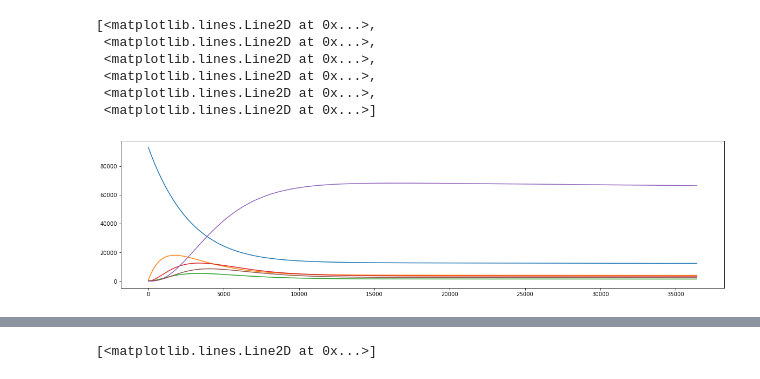
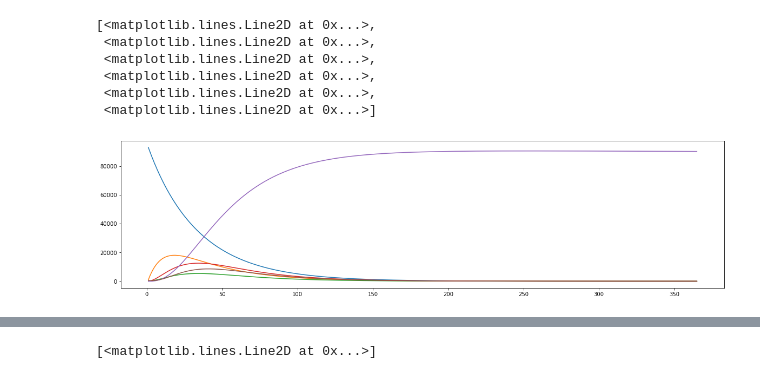
Before and after one commit to apasunuri/Vaccine-Distribution, a Jupyter notebook: models/Refactored SEIR.ipynb, the cells around one changed output, grey strips where cells are left out. Cells and saved outputs as stored; diff of their text form; code cells hidden in the pictures.

Commit message:
Finalized SEIR model and visiaulizations

```diff
--- a/models/Refactored SEIR.ipynb
+++ b/models/Refactored SEIR.ipynb
@@ -36,7 +36,7 @@ def seir(t, x, a):
     dx[6] = a * S - sigma * b2 * V * I - u * V #V
     return dx
 # %%
-def combinedSeir(t, x, a, days):
+def combinedSeir(x, t, a, days):
     S = x[0]
     E = x[1]
     Ia = x[2]
@@ -60,17 +60,18 @@ def combinedSeir(t, x, a, days):
     a = float(a / sum(x) / days)
     z = 1/182.
     dx = np.zeros(6)
-    dx[0] = b - ((b1*S*P)/(1+(a1*P))) - ((b2*S*(Ia + Is))/(1+(a1*(Ia + Is)))) + (W*E) - (u*S) - (.95 * a * S) + (z * R) #S
+    dx[0] = b - ((b1*S*P)/(1+(a1*P))) - ((b2*S*(Ia + Is))/(1+(a1*(Ia + Is)))) + (W*E) - (u*S) - (.95 * a * S) #+ (z * R) #S
     dx[1] = ((b1*S*P)/(1+(a1*P))) + ((b2*S*(Ia + Is))/(1+(a1*(Ia + Is)))) - (W*E) - (u*E) - (w*E) #E
     dx[2] = ((1-delta)*w*E) - ((u + sigma)*Ia) - (gammaa * Ia) #Ia
     dx[3] = (delta * w * E) - ((u + sigma)*Is) - (gammas * Is) #Is
-    dx[4] = (gammas * Is) + (gammaa * Ia) - (u * R) - (z * R) #R
+    dx[4] = (gammas * Is) + (gammaa * Ia) - (u * R)# - (z * R) #R
     dx[5] = (na * Ia) + (ns * Is) - (up * P) #P
     return dx
 # %%
 def getSeir(x0, start, end, a, days):
-    x = spi.solve_ivp(combinedSeir, [start, end], x0, args = (a, days),max_step = 0.01, method="RK45")
-    #x = spi.odeint(combinedSeir, x0, t)
+    #x = spi.solve_ivp(combinedSeir, [start, end], x0, args = (a, days),max_step = 0.01, method="RK45")
+    t = np.linspace(start, end, end - start)
+    x = spi.odeint(combinedSeir, x0, t, args = (a, days))
     return x
 # %%
 x0 = np.array([93000., 1000., 50., 50., 0., 500.])
@@ -80,18 +81,17 @@ a1 = 0.
 days1 = 5
 ans1 = getSeir(x0, start1, end1, a1, days1)
 # %%
-yy = pd.DataFrame(ans1.y).T
-tt = np.linspace(start1, end1, len(yy) + 1)
+t = np.linspace(start1, end1, end1 - start1)
 plt.figure(figsize=(20,5))
-plt.plot(yy)
+plt.plot(t, ans1)
 # %% [output]
 [<matplotlib.lines.Line2D at 0x...>,
  <matplotlib.lines.Line2D at 0x...>,
  <matplotlib.lines.Line2D at 0x...>,
  <matplotlib.lines.Line2D at 0x...>,
  <matplotlib.lines.Line2D at 0x...>,
  <matplotlib.lines.Line2D at 0x...>]
-[figure, old version]
+[figure, new version]
 # %%
 x0 = [93000., 1000., 50., 50., 0., 500.]
 start2 = 1
```
Also changed, not shown: parts of 78 cells of this notebook, 32 other files.
